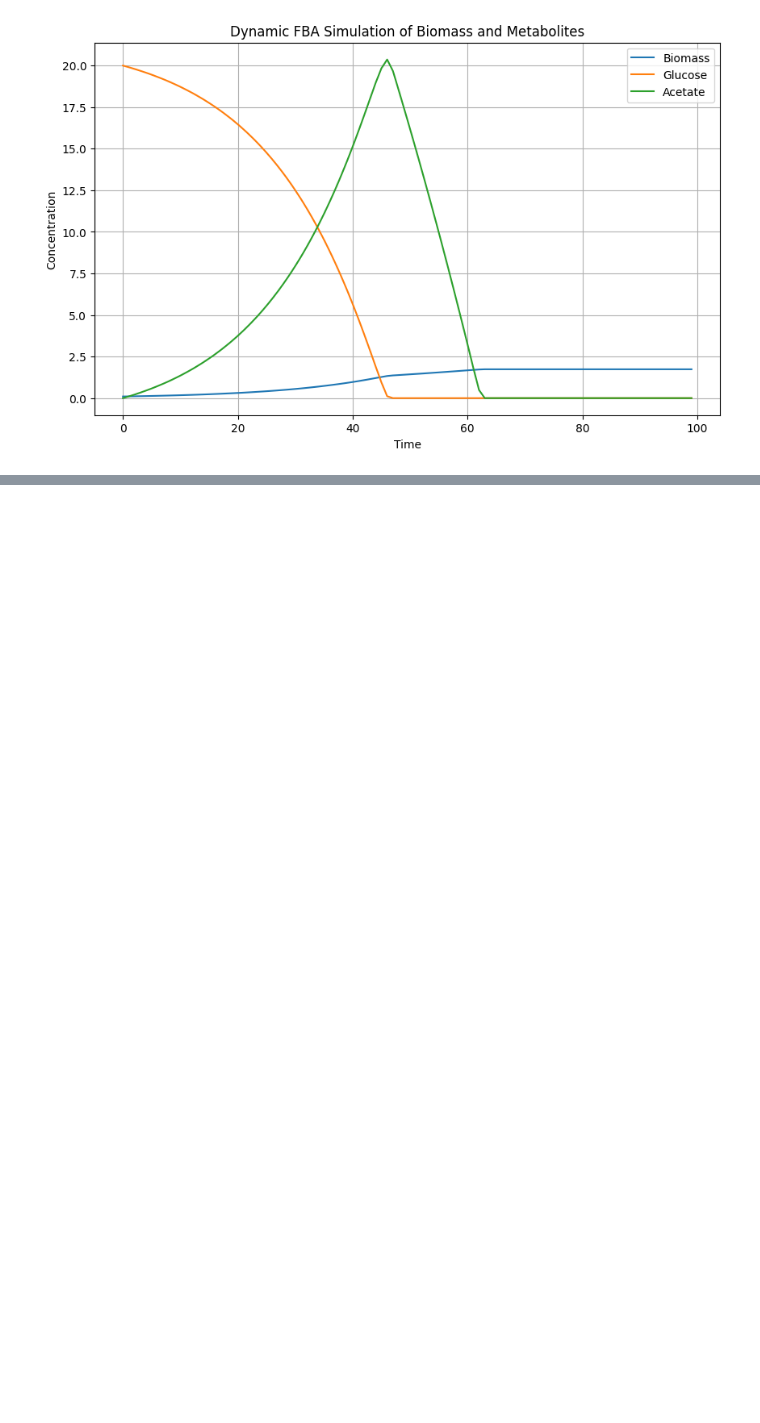
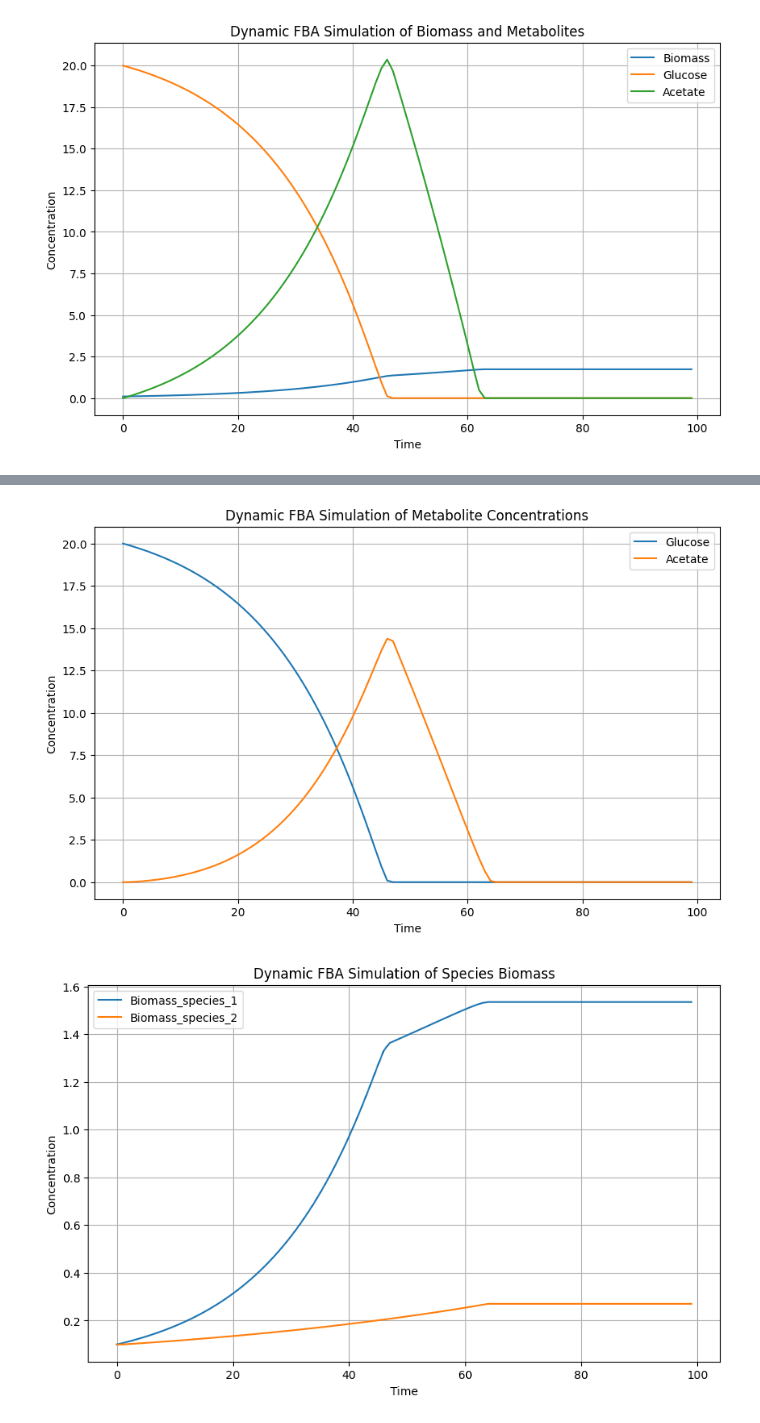
Before and after one commit to eagmon/notebook_tests, a Jupyter notebook: sim_study_guide_dfba.ipynb, the cells around one changed output, grey strips where cells are left out. Drawn from its saved outputs; the diff is of its cells as text; code cells hidden in the pictures; blank space fills up the shorter version.

Commit message:
progress on 2 species dfba

```diff
--- a/sim_study_guide_dfba.ipynb
+++ b/sim_study_guide_dfba.ipynb
@@ -173,0 +124,28 @@ Text(0, 0.5, 'Extracellular Acetate')
+# %%
+import copy
+
+# Initialize models for each species
+model_species_1 = model  # Assuming 'model' is your original model
+model_species_2 = copy.deepcopy(model)  # Create a deep copy for the second species
+
+# # Assuming model_species_2 is the one to modify
+# glucose_import_reaction_id = 'EX_glc__D_e'  # Example reaction ID for glucose import
+# model_species_2.reactions.get_by_id(glucose_import_reaction_id).lower_bound = 0
+# %%
+def update_shared_environment(initial_conditions, results_species_1, results_species_2):
+    """
+    Update the shared environment based on the dFBA results of both species.
+    Assumes results from perform_dfba include net changes in substrate concentrations.
+    """
+    # Assuming negative fluxes indicate consumption
+    glucose_change = results_species_1['glucose'][-1] + results_species_2['glucose'][-1] - 2 * initial_conditions['glucose']
+    acetate_change = results_species_1['acetate'][-1] + results_species_2['acetate'][-1] - 2 * initial_conditions['acetate']
+
+    # Update the initial_conditions for the next iteration for shared substrates
+    initial_conditions['glucose'] = max(0, initial_conditions['glucose'] + glucose_change)
+    initial_conditions['acetate'] = max(0, initial_conditions['acetate'] + acetate_change)
+
+    # Update the initial_conditions for the next iteration for biomass of each species
+    # Ensure that results_species_1 and results_species_2 contain the latest biomass values for each species
+    initial_conditions['biomass_species_1'] = results_species_1['biomass_species_1'][-1]
+    initial_conditions['biomass_species_2'] = results_species_2['biomass_species_2'][-1]
@@ -173,0 +226,11 @@ Text(0, 0.5, 'Extracellular Acetate')
+# %%
+# plot metabolites
+metabolite_results = {key: sim_results[key] for key in sim_results if key in ['glucose', 'acetate']}
+plot_dfba_results(time_points, metabolite_results, title='Dynamic FBA Simulation of Metabolite Concentrations')
+
+# plot biomass
+biomass_results = {key: sim_results[key] for key in sim_results if 'biomass' in key}
+plot_dfba_results(time_points, biomass_results, title='Dynamic FBA Simulation of Species Biomass')
+# %% [output]
+[figure, added]
+[figure, added]
```
Also changed, not shown: parts of 6 cells of this notebook.
